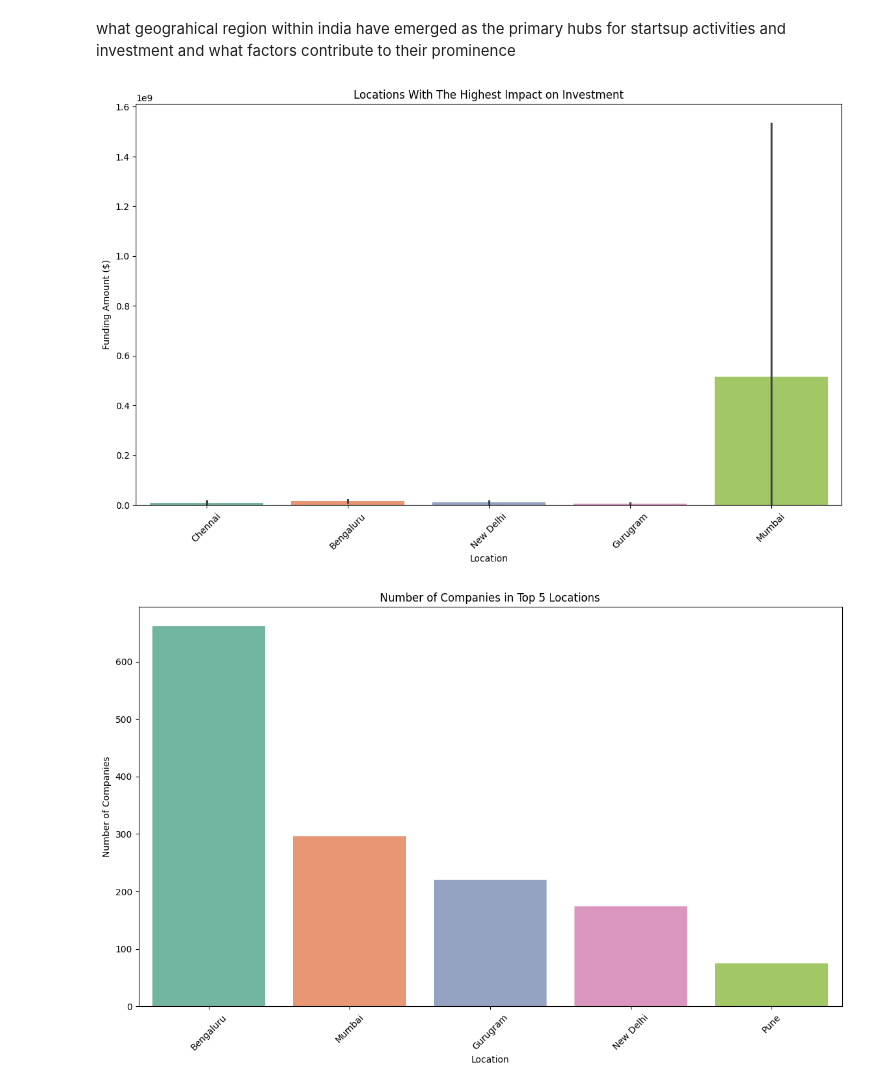
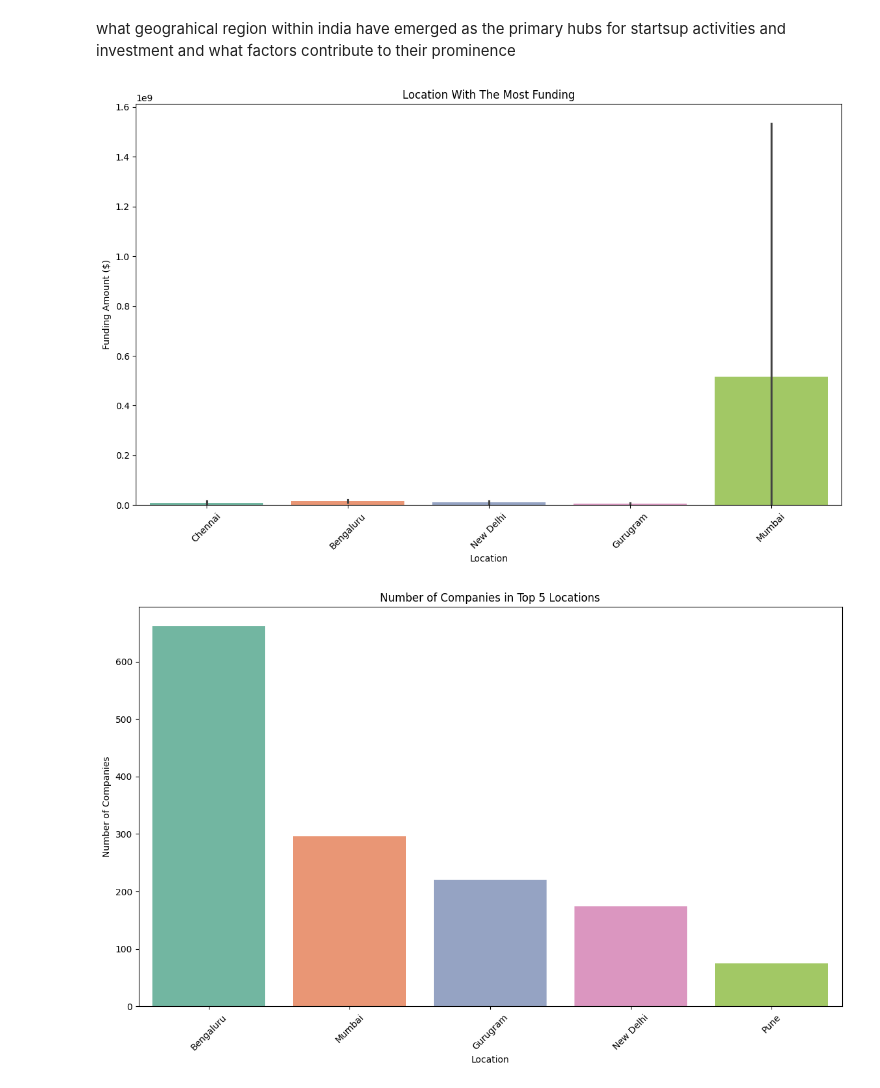
Before and after one commit to zeemanzak/Hypothesis-Testing-and-Eda-on-Indian-Startups-Ecosystem, a Jupyter notebook: notebooks/main.ipynb, the cells around one changed output. Cells and saved outputs as stored; diff of their text form; code cells hidden in the pictures.

```diff
--- a/notebooks/main.ipynb
+++ b/notebooks/main.ipynb
@@ -2475,34 +2497,34 @@ what geograhical region within india have emerged as the primary hubs for starts
 # %%
 # Assuming year_of_existence_with_5years is your DataFrame
 # Calculate the total funding by location
 total_funding_by_location = year_of_existence_with_5years.groupby(['HeadQuarter'])['Amount($)'].sum().reset_index()
 
 # Get the top 5 locations by funding
 top_5_location = total_funding_by_location.nlargest(5, 'Amount($)')['HeadQuarter']
 
 # Filter the original data to include only the top 5 locations
 filtered_df = year_of_existence_with_5years[year_of_existence_with_5years['HeadQuarter'].isin(top_5_location)]
 
 # Group by HeadQuarter and Sector, then sum the funding amounts
 # grouped_data = filtered_df.groupby(['HeadQuarter', 'Sector'])['Amount($)'].sum().reset_index()
 
 # Print grouped data
 # print(grouped_data)
 
 # Set the color palette
 palette = sns.color_palette("Set2")
 
 # Create a bar plot
 plt.figure(figsize=(14, 8))
 sns.barplot(x='HeadQuarter', y='Amount($)', data=filtered_df, palette=palette)
-plt.title('Locations With The Highest Impact on Investment')
+plt.title('Location With The Most Funding')
 plt.xlabel('Location')
 plt.ylabel('Funding Amount ($)')
 plt.xticks(rotation=45)
 # plt.legend(title='Sector')
 plt.show()
 # %% [output]
-[figure, old version]
+[figure, new version]
 # %%
 # Get the top 5 locations by the number of companies
 top_5_locations = year_of_existence_with_5years['HeadQuarter'].value_counts().nlargest(5).index
```
Also changed, not shown: parts of 9 cells of this notebook, 1 other file.
